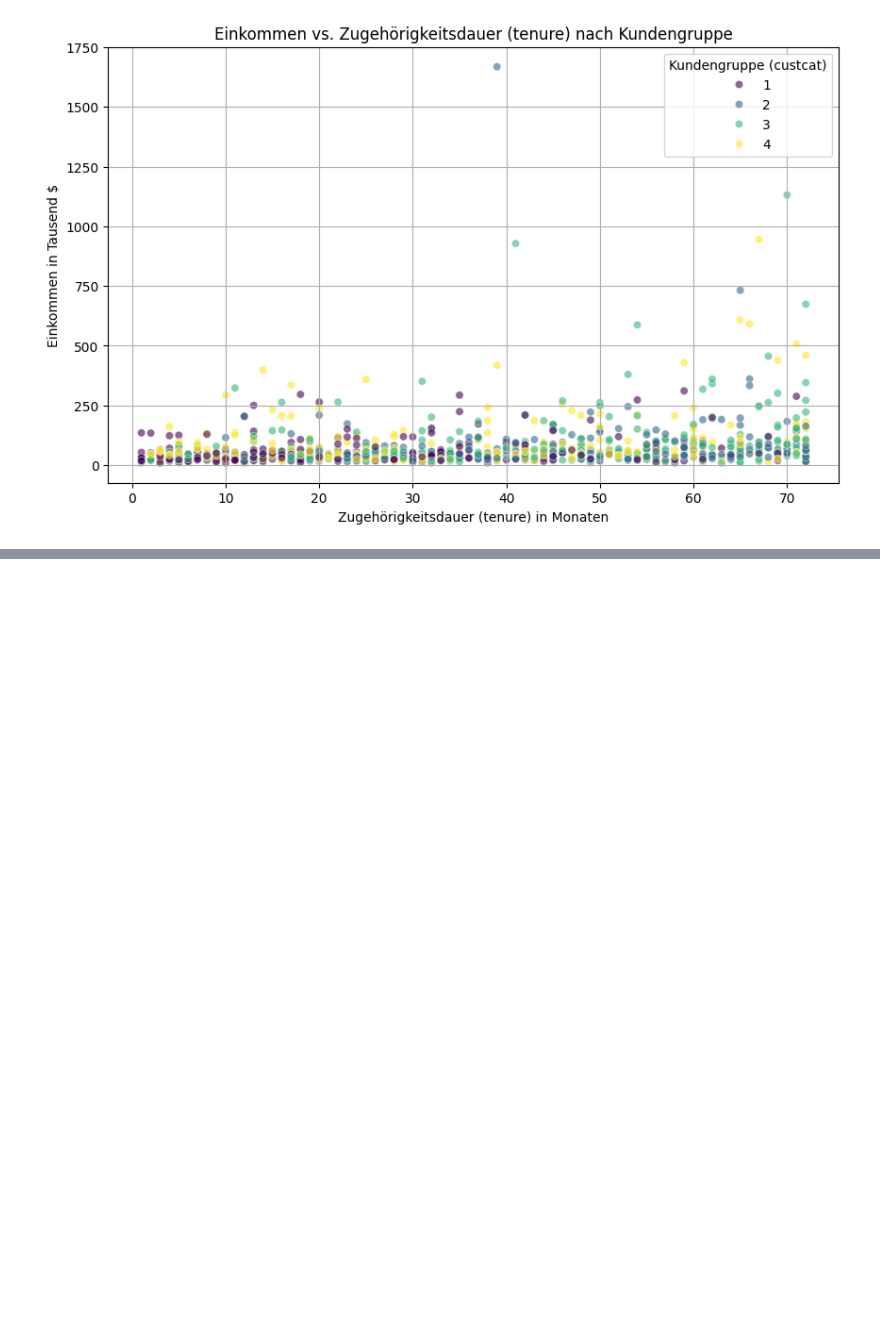
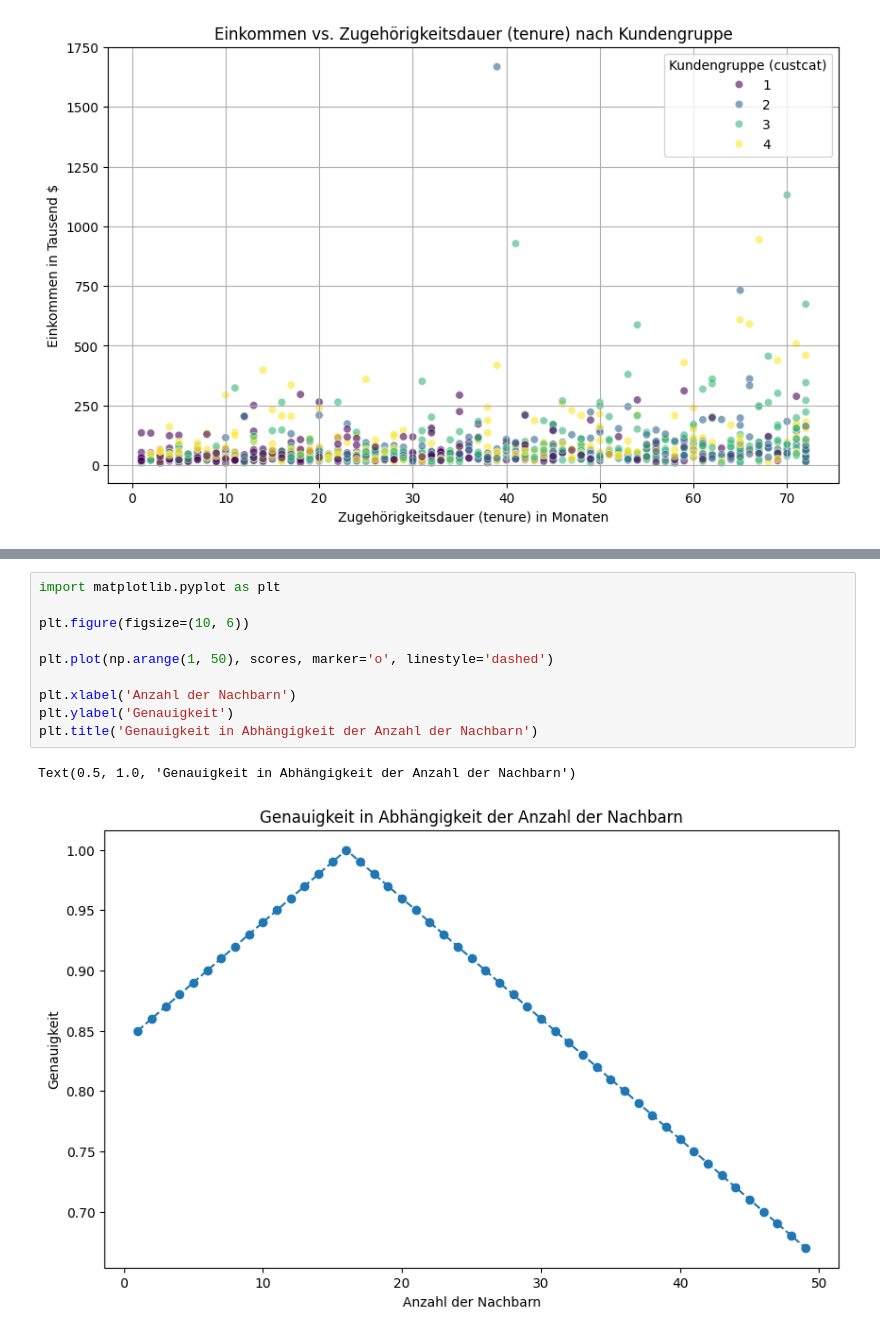
Before and after one commit to AdrianoF03/Projekt-Big-Data-Analytics, a Jupyter notebook: telefonkunden.ipynb, the cells around one changed output, grey strips where cells are left out. Drawn from its saved outputs; the diff is of its cells as text; blank space fills up the shorter version.

```diff
--- a/telefonkunden.ipynb
+++ b/telefonkunden.ipynb
@@ -171,0 +254,13 @@ avg_features_by_custcat
+# %%
+import matplotlib.pyplot as plt
+
+plt.figure(figsize=(10, 6))
+
+plt.plot(np.arange(1, 50), scores, marker='o', linestyle='dashed')
+
+plt.xlabel('Anzahl der Nachbarn')
+plt.ylabel('Genauigkeit')
+plt.title('Genauigkeit in Abhängigkeit der Anzahl der Nachbarn')
+# %% [output]
+Text(0.5, 1.0, 'Genauigkeit in Abhängigkeit der Anzahl der Nachbarn')
+[figure, added]
```
Also changed, not shown: parts of 8 cells of this notebook.
